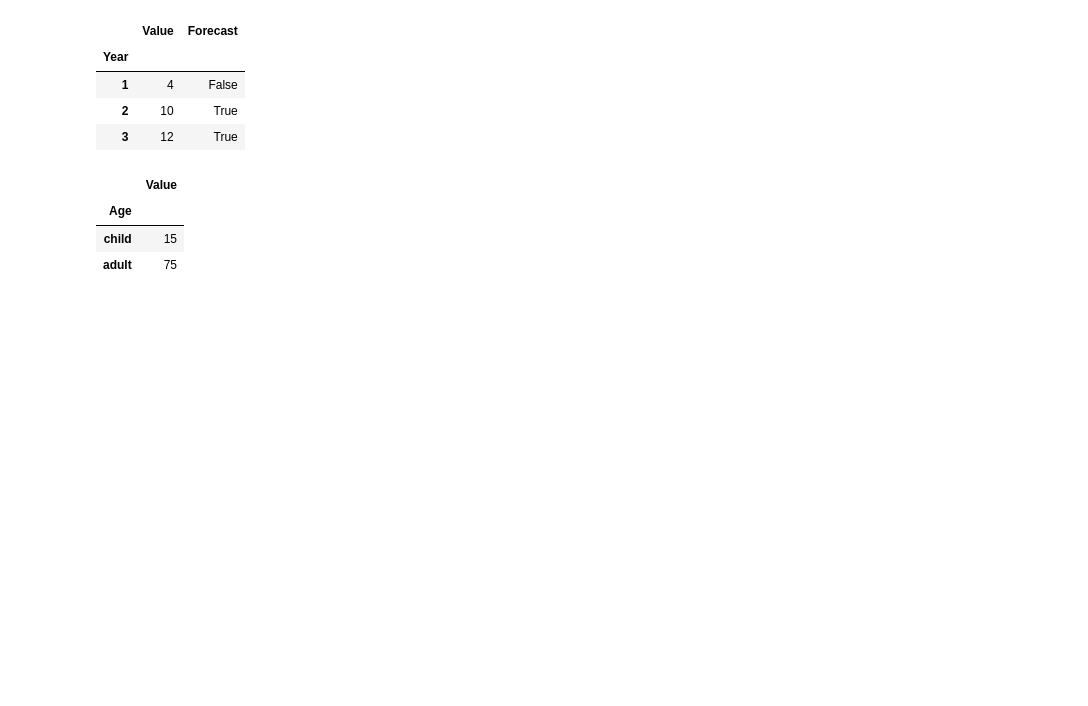
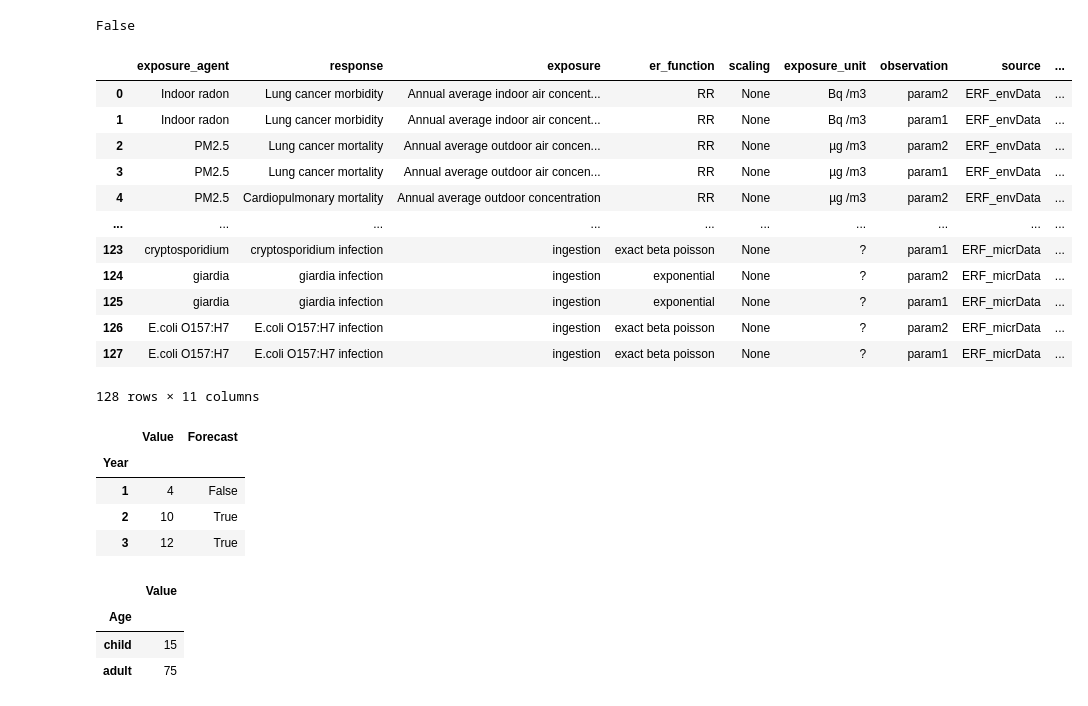
Before and after one commit to kausaltech/ghg-notebooks, a Jupyter notebook: hia_generic.ipynb, the cells around one changed output. Cells and saved outputs as stored; diff of their text form; code cells hidden in the pictures; blank space fills up the shorter version.

```diff
--- a/hia_generic.ipynb
+++ b/hia_generic.ipynb
@@ -18,6 +19,43 @@ FORECAST_x = FORECAST_COLUMN + '_x'
 FORECAST_y = FORECAST_COLUMN + '_y'
 VALUE_x = VALUE_COLUMN + '_x'
 VALUE_y = VALUE_COLUMN + '_y'
+# %%
+tmp = {'RR'}
+tmp2 = ['RR', 'Hill']
+list(tmp & set(tmp2))
+np.exp(0)
+config = {'A': 'a', 'B': 'b'}
+config.get('B')
+df = pd.DataFrame([[2,3],[4,5]], columns=['A','B'])
+#df = pd.concat([df, pd.DataFrame([1], columns=[VALUE_COLUMN])], axis=1)
+df = df.assign(Test=4)
+df = df.rename({'Test': VALUE_COLUMN}, axis=1).set_index('A')
+#df = df.droplevel(['A'])
+df.index.names
+4 in [1,2,3]
+# %% [output]
+False
+# %%
+sheet = pd.read_csv('~/devel/hia/data/exposure_response_functions.csv')
+sheet
+#repo = dvc_pandas.Repository(repo_url = 'https://github.com/kausaltech/dvctest.git',
+#                             dvc_remote = 'kausal-s3',
+#                            cache_local_repository=True)
+#ds = repo.load_dataset('ilmastoruoka/emissions')
+# %% [output]
+|  | exposure_agent | response | exposure | er_function | scaling | exposure_unit | observation | source | ... |
+| 0 | Indoor radon | Lung cancer morbidity | Annual average indoor air concent... | RR | None | Bq /m3 | param2 | ERF_envData | ... |
+| 1 | Indoor radon | Lung cancer morbidity | Annual average indoor air concent... | RR | None | Bq /m3 | param1 | ERF_envData | ... |
+| 2 | PM2.5 | Lung cancer mortality | Annual average outdoor air concen... | RR | None | µg /m3 | param2 | ERF_envData | ... |
+| 3 | PM2.5 | Lung cancer mortality | Annual average outdoor air concen... | RR | None | µg /m3 | param1 | ERF_envData | ... |
+| 4 | PM2.5 | Cardiopulmonary mortality | Annual average outdoor concentration | RR | None | µg /m3 | param2 | ERF_envData | ... |
+| ... | ... | ... | ... | ... | ... | ... | ... | ... | ... |
+| 123 | cryptosporidium | cryptosporidium infection | ingestion | exact beta poisson | None | ? | param1 | ERF_micrData | ... |
+| 124 | giardia | giardia infection | ingestion | exponential | None | ? | param2 | ERF_micrData | ... |
+| 125 | giardia | giardia infection | ingestion | exponential | None | ? | param1 | ERF_micrData | ... |
+| 126 | E.coli O157:H7 | E.coli O157:H7 infection | ingestion | exact beta poisson | None | ? | param2 | ERF_micrData | ... |
+| 127 | E.coli O157:H7 | E.coli O157:H7 infection | ingestion | exact beta poisson | None | ? | param1 | ERF_micrData | ... |
+128 rows × 11 columns
 # %%
 class Ovariable:
     # content is the dataframe with the estimates
```
Also changed, not shown: parts of 6 cells of this notebook, 3 other files.
